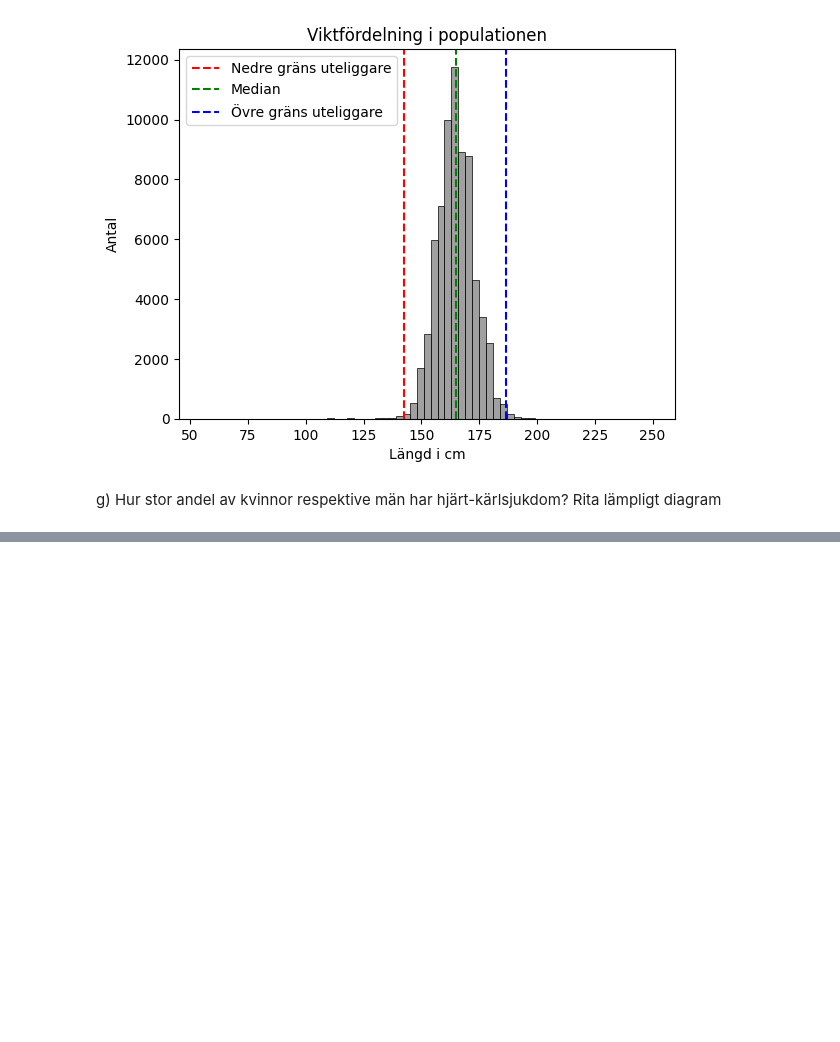
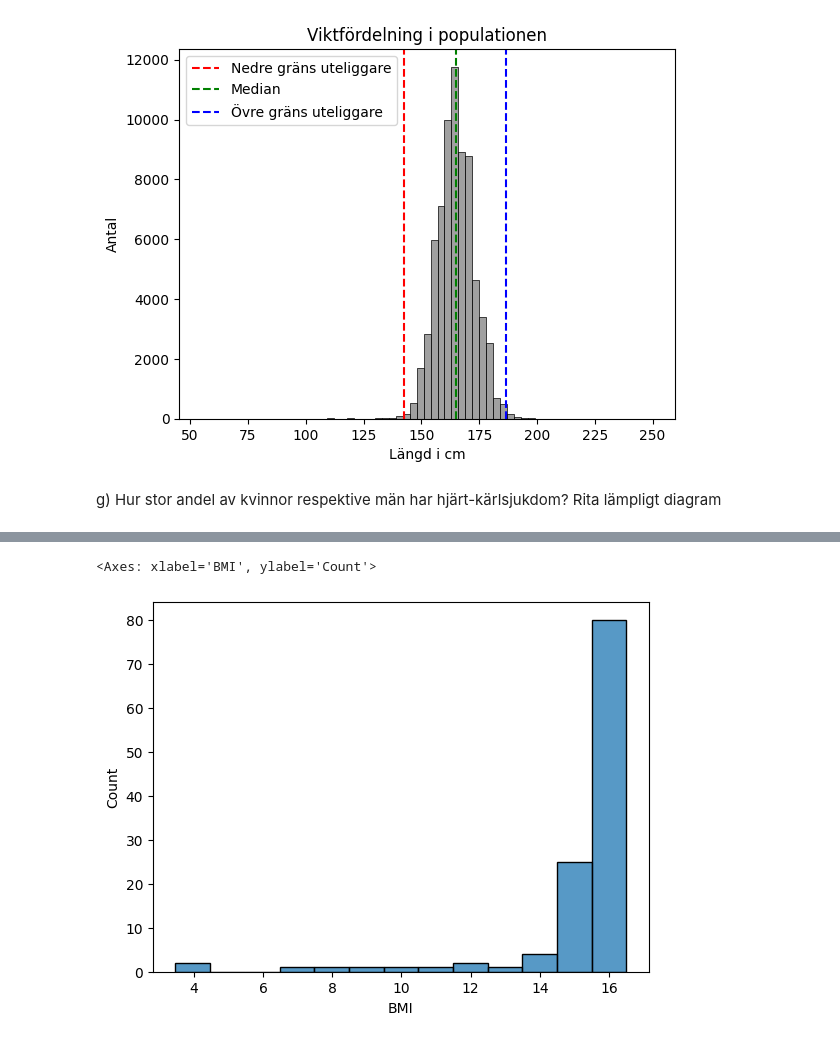
Before and after one commit to danlundh67/AI-recomend_predict, a Jupyter notebook: heart.ipynb, the cells around one changed output, grey strips where cells are left out. Cells and saved outputs as stored; diff of their text form; code cells hidden in the pictures; blank space fills up the shorter version.

```diff
--- a/heart.ipynb
+++ b/heart.ipynb
@@ -230,0 +298,5 @@ plt.show()
+# %%
+sns.histplot(data=df_heart[df_heart['BMI']<16.5]['BMI'], binwidth=1)
+# %% [output]
+<Axes: xlabel='BMI', ylabel='Count'>
+[figure, added]
```
Also changed, not shown: parts of 8 cells of this notebook.
